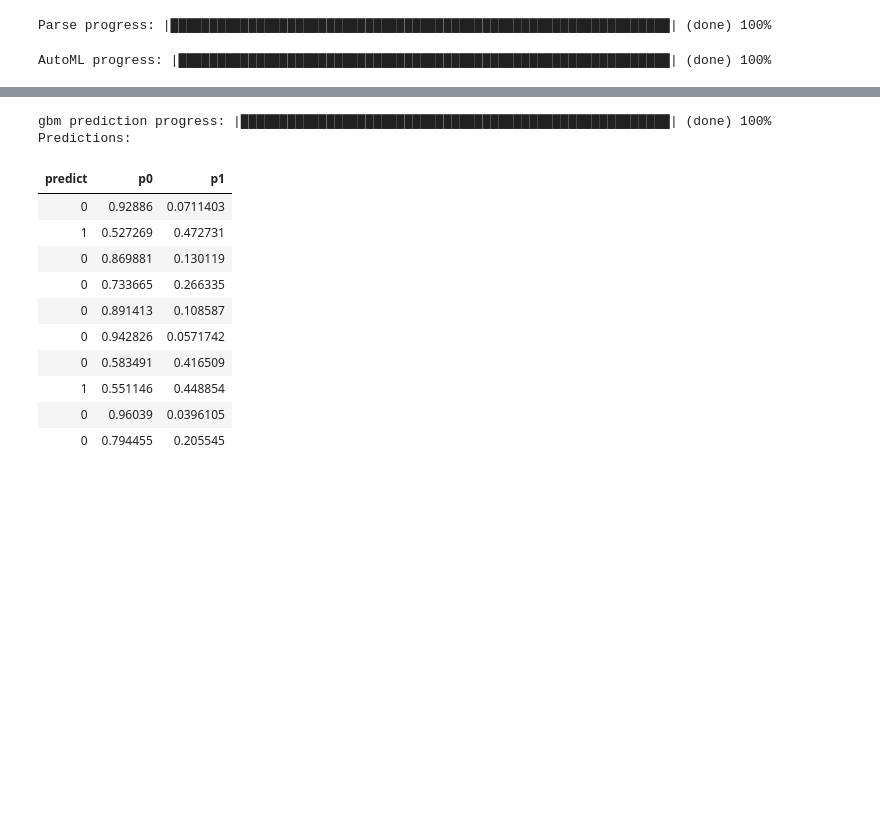
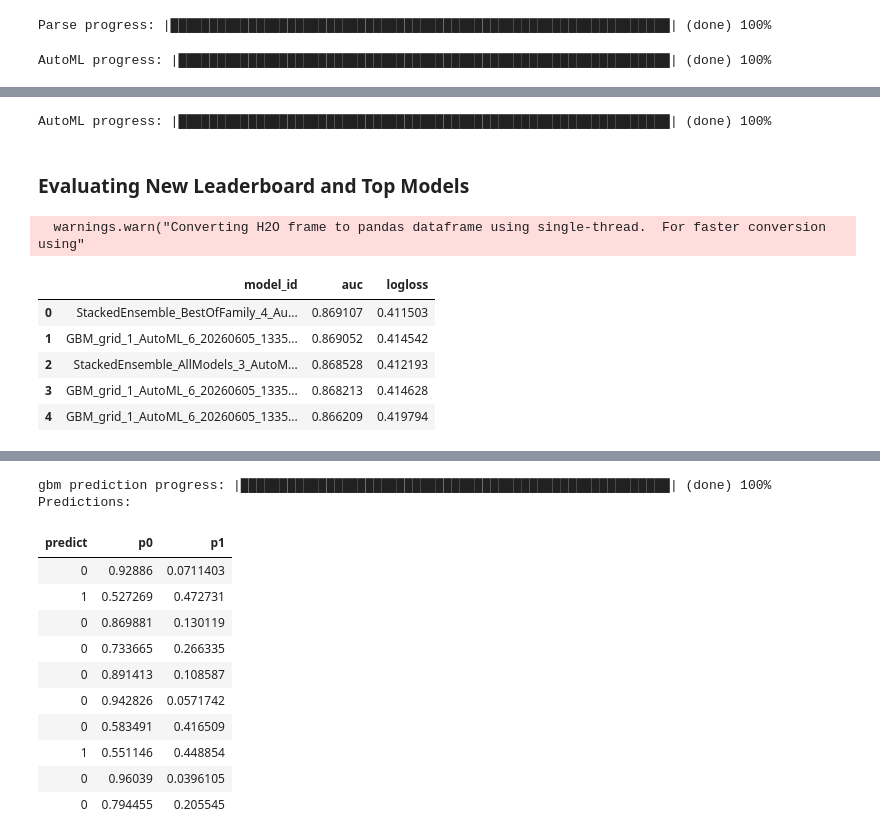
Before and after one commit to GroupQ-Assignment-DataScience/GroupQ_Assignment_RMD, a Jupyter notebook: Edward.ipynb, the cells around one changed output, grey strips where cells are left out. Cells and saved outputs as stored; diff of their text form; code cells hidden in the pictures; blank space fills up the shorter version.

```diff
--- a/Edward.ipynb
+++ b/Edward.ipynb
@@ -163,0 +171,24 @@ AutoML progress: |████████████████████
+# %%
+from h2o.automl import H2OAutoML
+
+# Re-run AutoML with increased runtime and cross-validation folds
+aml_tuned = H2OAutoML(max_runtime_secs=600, nfolds=10, seed=1)
+aml_tuned.train(x=predictors, y=response, training_frame=train)
+
+# Turn off default printed output
+h2o.display.toggle_user_tips()
+# %% [output]
+AutoML progress: |███████████████████████████████████████████████████████████████| (done) 100%
+# %% [markdown]
+### Evaluating New Leaderboard and Top Models
+# %%
+leaderboard_df_tuned = aml_tuned.leaderboard.as_data_frame()
+display(leaderboard_df_tuned[['model_id', 'auc', 'logloss']].head(5))
+# %% [output]
+  warnings.warn("Converting H2O frame to pandas dataframe using single-thread.  For faster conversion using"
+|  | model_id | auc | logloss |
+| 0 | StackedEnsemble_BestOfFamily_4_Au... | 0.869107 | 0.411503 |
+| 1 | GBM_grid_1_AutoML_6_20260605_1335... | 0.869052 | 0.414542 |
+| 2 | StackedEnsemble_AllModels_3_AutoM... | 0.868528 | 0.412193 |
+| 3 | GBM_grid_1_AutoML_6_20260605_1335... | 0.868213 | 0.414628 |
+| 4 | GBM_grid_1_AutoML_6_20260605_1335... | 0.866209 | 0.419794 |
```
Also changed, not shown: parts of 13 cells of this notebook.
